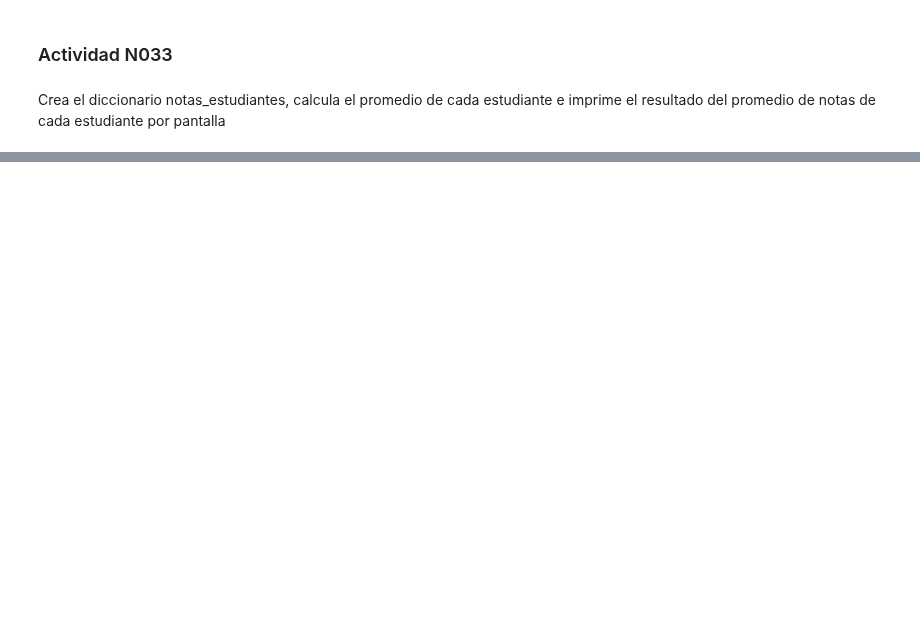
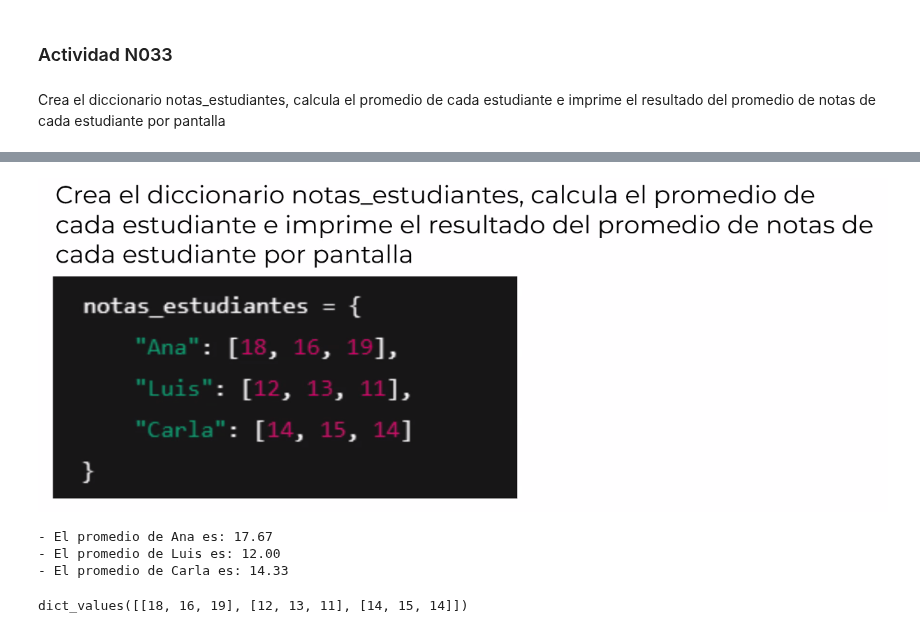
Before and after one commit to mpintoponce/python_utec, a Jupyter notebook: Modulo02:Estructuras_de_datos_secuenciales/04.Diccionarios.ipynb, the cells around one changed output, grey strips where cells are left out. Cells and saved outputs as stored; diff of their text form; code cells hidden in the pictures; blank space fills up the shorter version.

```diff
--- a/Modulo02:Estructuras_de_datos_secuenciales/04.Diccionarios.ipynb
+++ b/Modulo02:Estructuras_de_datos_secuenciales/04.Diccionarios.ipynb
@@ -992,5 +1098,24 @@ uploaded = files.upload()
 # %%
 from IPython.display import Image, display
 
 # Mostrar la imagen en Colab
-display(Image(filename='notas.png'))
+display(Image(filename='Actividad 33.png'))
+# %% [output]
+[figure, added]
+# %%
+grades_students = {
+    "Ana": [18, 16, 19],
+    "Luis": [12, 13, 11],
+    "Carla": [14, 15, 14]
+}
+for c in grades_students:
+  average = sum(grades_students[c])/len(grades_students[c])
+  print(f"- El promedio de {c} es: {average:.2f}")
+# %% [output]
+- El promedio de Ana es: 17.67
+- El promedio de Luis es: 12.00
+- El promedio de Carla es: 14.33
+# %%
+print(grades_students.values())
+# %% [output]
+dict_values([[18, 16, 19], [12, 13, 11], [14, 15, 14]])
```
Also changed, not shown: parts of 31 cells of this notebook.
